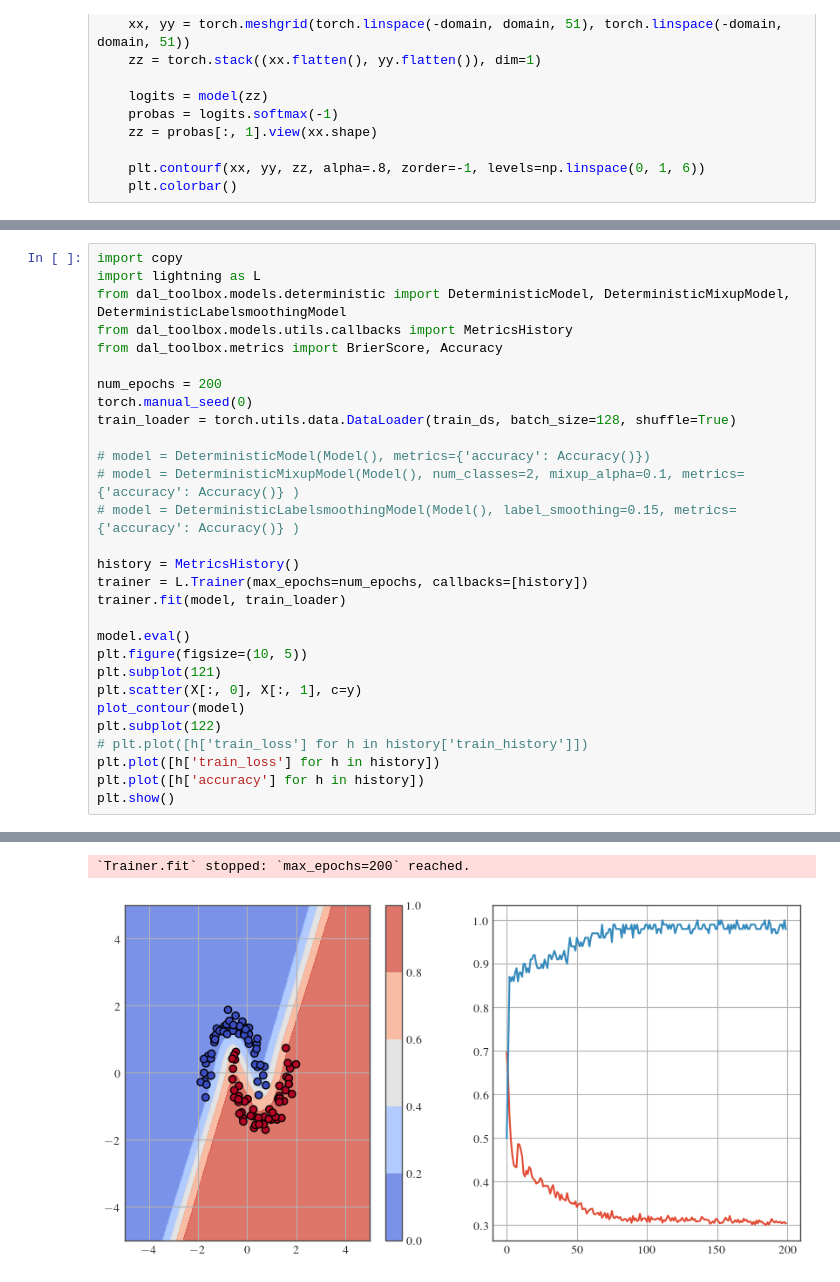
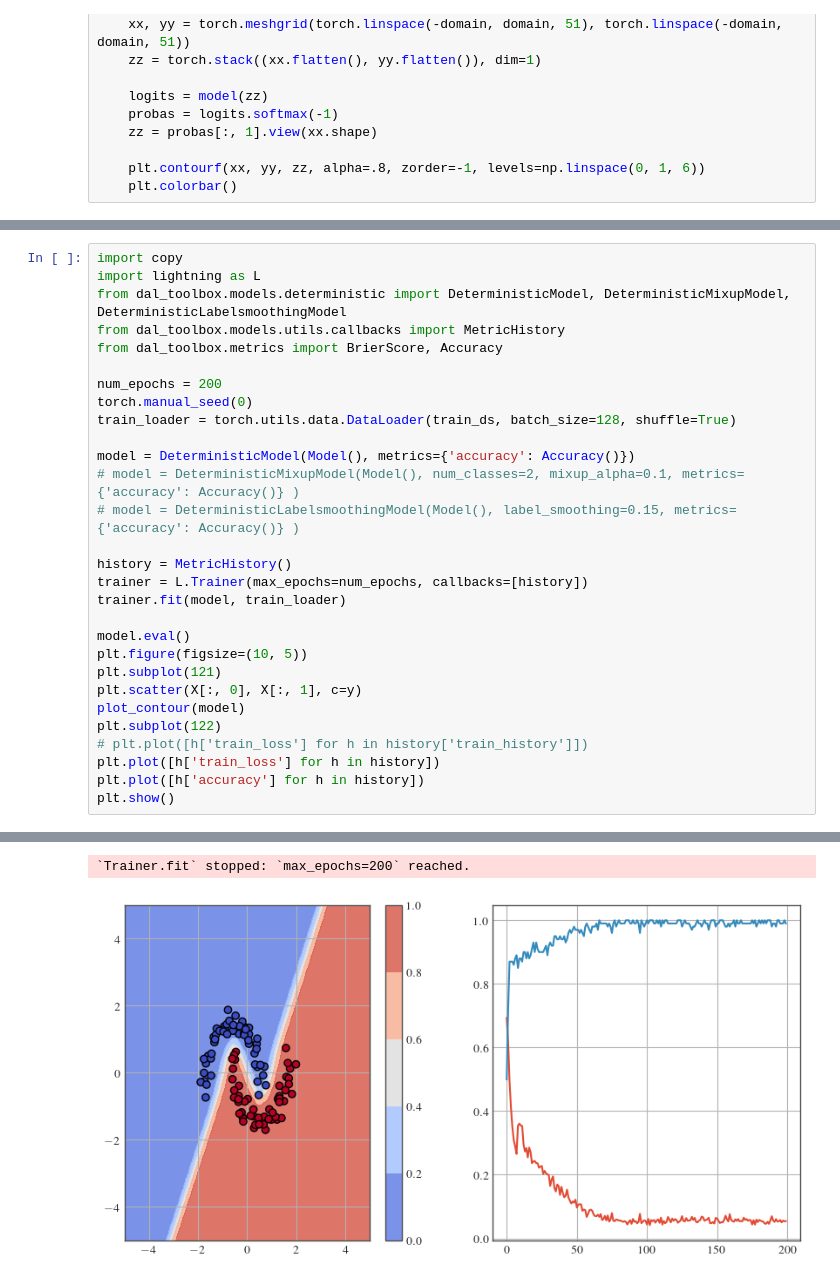
Before and after one commit to dhuseljic/dal-toolbox, a Jupyter notebook: notebooks/uncertainty/deterministic.ipynb, the cells around one changed output, grey strips where cells are left out. Cells and saved outputs as stored; diff of their text form.

```diff
--- a/notebooks/uncertainty/deterministic.ipynb
+++ b/notebooks/uncertainty/deterministic.ipynb
@@ -118,18 +118,18 @@ Epoch [100] Total time: 0:00:00
 import copy
 import lightning as L
 from dal_toolbox.models.deterministic import DeterministicModel, DeterministicMixupModel, DeterministicLabelsmoothingModel
-from dal_toolbox.models.utils.callbacks import MetricsHistory
+from dal_toolbox.models.utils.callbacks import MetricHistory
 from dal_toolbox.metrics import BrierScore, Accuracy
 
 num_epochs = 200
 torch.manual_seed(0)
 train_loader = torch.utils.data.DataLoader(train_ds, batch_size=128, shuffle=True)
 
-# model = DeterministicModel(Model(), metrics={'accuracy': Accuracy()})
+model = DeterministicModel(Model(), metrics={'accuracy': Accuracy()})
 # model = DeterministicMixupModel(Model(), num_classes=2, mixup_alpha=0.1, metrics={'accuracy': Accuracy()} )
 # model = DeterministicLabelsmoothingModel(Model(), label_smoothing=0.15, metrics={'accuracy': Accuracy()} )
 
-history = MetricsHistory()
+history = MetricHistory()
 trainer = L.Trainer(max_epochs=num_epochs, callbacks=[history])
 trainer.fit(model, train_loader)
 
@@ -159,6 +160,6 @@ LOCAL_RANK: 0 - CUDA_VISIBLE_DEVICES: [0]
 17.2 K    Trainable params
 0         Non-trainable params
 17.2 K    Total params
 0.069     Total estimated model params size (MB)
 `Trainer.fit` stopped: `max_epochs=200` reached.
-[figure, old version]
+[figure, new version]
```
Also changed, not shown: parts of 2 cells of this notebook, 6 other files.
